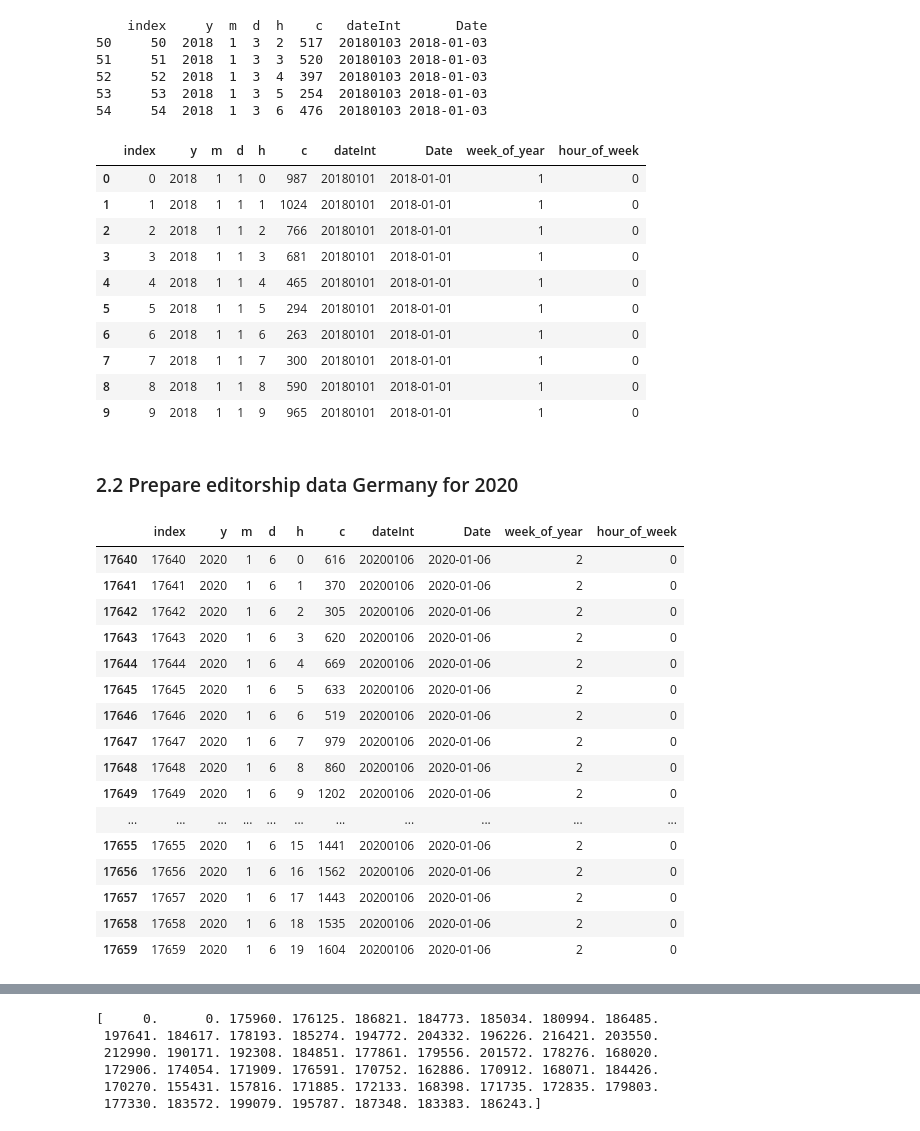
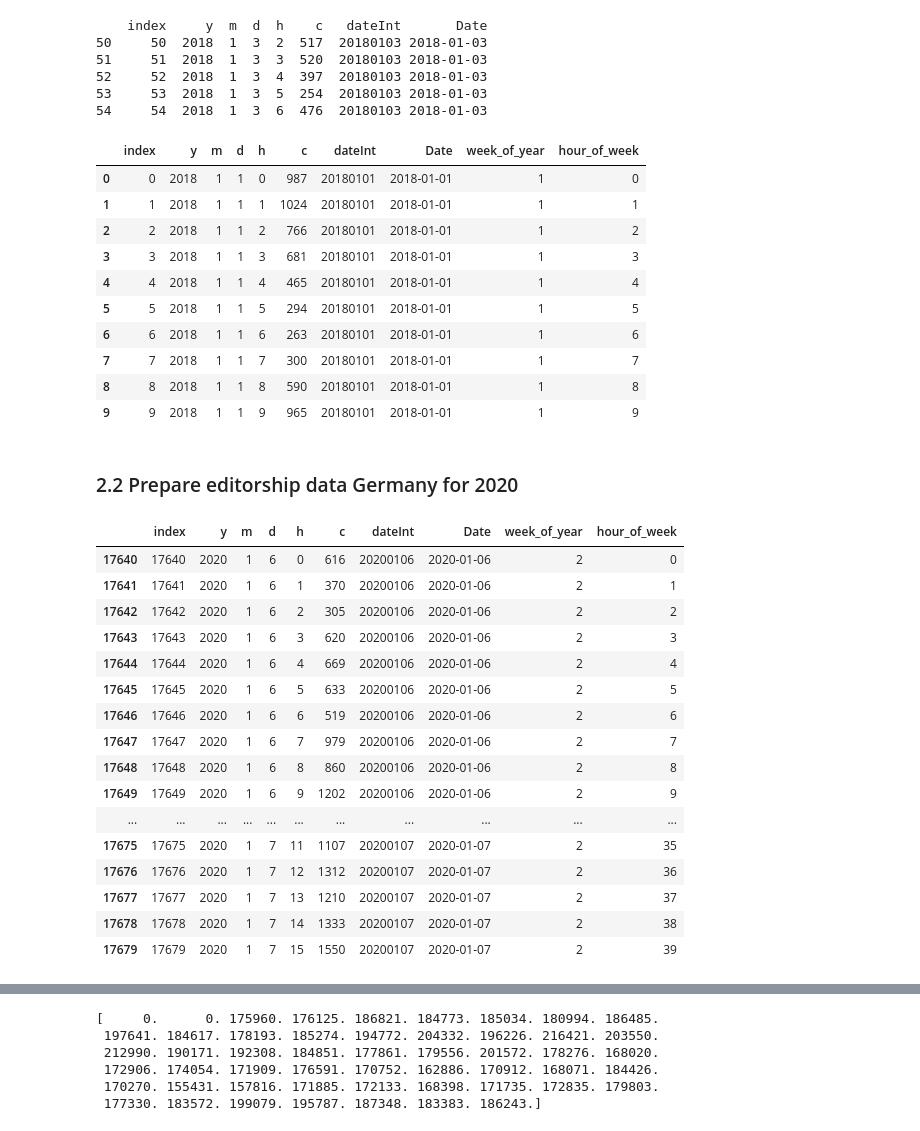
Before and after one commit to L-ansari/Wikipedia_Rhythms, a Jupyter notebook: notebooks/Analysis.ipynb, the cells around one changed output, grey strips where cells are left out. Drawn from its saved outputs; the diff is of its cells as text; code cells hidden in the pictures.

```diff
--- a/notebooks/Analysis.ipynb
+++ b/notebooks/Analysis.ipynb
@@ -394,7 +394,8 @@ print(revs_deutch.iloc[50:55, :])
 revs_deutch['week_of_year']= revs_deutch['Date'].apply(lambda x: x.isocalendar()[1])
 
 #extract the hour of the week
-revs_deutch['hour_of_week']=revs_deutch['Date'].apply(lambda x: x.hour+ (24*x.weekday())  )
+#revs_deutch['hour_of_week']=revs_deutch['Date'].apply(lambda x: x.hour+ (24*x.weekday())  )
+revs_deutch['hour_of_week']=revs_deutch['Date'].apply(lambda x: 24*x.weekday()) + revs_deutch['h']
 
 
 #https://stackoverflow.com/questions/9847213/how-do-i-get-the-day-of-week-given-a-date
@@ -402,39 +403,39 @@ revs_deutch.head(10)
 # %% [output]
 |  | index | y | m | d | h | c | dateInt | Date | week_of_year | hour_of_week |
 | 0 | 0 | 2018 | 1 | 1 | 0 | 987 | 20180101 | 2018-01-01 | 1 | 0 |
-| 1 | 1 | 2018 | 1 | 1 | 1 | 1024 | 20180101 | 2018-01-01 | 1 | 0 |
-| 2 | 2 | 2018 | 1 | 1 | 2 | 766 | 20180101 | 2018-01-01 | 1 | 0 |
-| 3 | 3 | 2018 | 1 | 1 | 3 | 681 | 20180101 | 2018-01-01 | 1 | 0 |
-| 4 | 4 | 2018 | 1 | 1 | 4 | 465 | 20180101 | 2018-01-01 | 1 | 0 |
-| 5 | 5 | 2018 | 1 | 1 | 5 | 294 | 20180101 | 2018-01-01 | 1 | 0 |
-| 6 | 6 | 2018 | 1 | 1 | 6 | 263 | 20180101 | 2018-01-01 | 1 | 0 |
-| 7 | 7 | 2018 | 1 | 1 | 7 | 300 | 20180101 | 2018-01-01 | 1 | 0 |
-| 8 | 8 | 2018 | 1 | 1 | 8 | 590 | 20180101 | 2018-01-01 | 1 | 0 |
-| 9 | 9 | 2018 | 1 | 1 | 9 | 965 | 20180101 | 2018-01-01 | 1 | 0 |
+| 1 | 1 | 2018 | 1 | 1 | 1 | 1024 | 20180101 | 2018-01-01 | 1 | 1 |
+| 2 | 2 | 2018 | 1 | 1 | 2 | 766 | 20180101 | 2018-01-01 | 1 | 2 |
+| 3 | 3 | 2018 | 1 | 1 | 3 | 681 | 20180101 | 2018-01-01 | 1 | 3 |
+| 4 | 4 | 2018 | 1 | 1 | 4 | 465 | 20180101 | 2018-01-01 | 1 | 4 |
+| 5 | 5 | 2018 | 1 | 1 | 5 | 294 | 20180101 | 2018-01-01 | 1 | 5 |
+| 6 | 6 | 2018 | 1 | 1 | 6 | 263 | 20180101 | 2018-01-01 | 1 | 6 |
+| 7 | 7 | 2018 | 1 | 1 | 7 | 300 | 20180101 | 2018-01-01 | 1 | 7 |
+| 8 | 8 | 2018 | 1 | 1 | 8 | 590 | 20180101 | 2018-01-01 | 1 | 8 |
+| 9 | 9 | 2018 | 1 | 1 | 9 | 965 | 20180101 | 2018-01-01 | 1 | 9 |
 # %% [markdown]
 ### 2.2 Prepare editorship data Germany for 2020
 # %%
 #We get all data which is from 2020 and  where  1< week_of_year <52
 revs_deutch_2020=revs_deutch.loc[(revs_deutch['Date'] >= '2020-01-01 00:00:00') & (revs_deutch['Date'] < '2021-01-01 00:00:00')& (revs_deutch['week_of_year'] < 52)& (1<revs_deutch['week_of_year'])]
-revs_deutch_2020.head(20)
+revs_deutch_2020.head(40)
 # %% [output]
 |  | index | y | m | d | h | c | dateInt | Date | week_of_year | hour_of_week |
 | 17640 | 17640 | 2020 | 1 | 6 | 0 | 616 | 20200106 | 2020-01-06 | 2 | 0 |
-| 17641 | 17641 | 2020 | 1 | 6 | 1 | 370 | 20200106 | 2020-01-06 | 2 | 0 |
-| 17642 | 17642 | 2020 | 1 | 6 | 2 | 305 | 20200106 | 2020-01-06 | 2 | 0 |
-| 17643 | 17643 | 2020 | 1 | 6 | 3 | 620 | 20200106 | 2020-01-06 | 2 | 0 |
-| 17644 | 17644 | 2020 | 1 | 6 | 4 | 669 | 20200106 | 2020-01-06 | 2 | 0 |
-| 17645 | 17645 | 2020 | 1 | 6 | 5 | 633 | 20200106 | 2020-01-06 | 2 | 0 |
-| 17646 | 17646 | 2020 | 1 | 6 | 6 | 519 | 20200106 | 2020-01-06 | 2 | 0 |
-| 17647 | 17647 | 2020 | 1 | 6 | 7 | 979 | 20200106 | 2020-01-06 | 2 | 0 |
-| 17648 | 17648 | 2020 | 1 | 6 | 8 | 860 | 20200106 | 2020-01-06 | 2 | 0 |
-| 17649 | 17649 | 2020 | 1 | 6 | 9 | 1202 | 20200106 | 2020-01-06 | 2 | 0 |
+| 17641 | 17641 | 2020 | 1 | 6 | 1 | 370 | 20200106 | 2020-01-06 | 2 | 1 |
+| 17642 | 17642 | 2020 | 1 | 6 | 2 | 305 | 20200106 | 2020-01-06 | 2 | 2 |
+| 17643 | 17643 | 2020 | 1 | 6 | 3 | 620 | 20200106 | 2020-01-06 | 2 | 3 |
+| 17644 | 17644 | 2020 | 1 | 6 | 4 | 669 | 20200106 | 2020-01-06 | 2 | 4 |
+| 17645 | 17645 | 2020 | 1 | 6 | 5 | 633 | 20200106 | 2020-01-06 | 2 | 5 |
+| 17646 | 17646 | 2020 | 1 | 6 | 6 | 519 | 20200106 | 2020-01-06 | 2 | 6 |
+| 17647 | 17647 | 2020 | 1 | 6 | 7 | 979 | 20200106 | 2020-01-06 | 2 | 7 |
+| 17648 | 17648 | 2020 | 1 | 6 | 8 | 860 | 20200106 | 2020-01-06 | 2 | 8 |
+| 17649 | 17649 | 2020 | 1 | 6 | 9 | 1202 | 20200106 | 2020-01-06 | 2 | 9 |
 | ... | ... | ... | ... | ... | ... | ... | ... | ... | ... | ... |
-| 17655 | 17655 | 2020 | 1 | 6 | 15 | 1441 | 20200106 | 2020-01-06 | 2 | 0 |
-| 17656 | 17656 | 2020 | 1 | 6 | 16 | 1562 | 20200106 | 2020-01-06 | 2 | 0 |
-| 17657 | 17657 | 2020 | 1 | 6 | 17 | 1443 | 20200106 | 2020-01-06 | 2 | 0 |
-| 17658 | 17658 | 2020 | 1 | 6 | 18 | 1535 | 20200106 | 2020-01-06 | 2 | 0 |
-| 17659 | 17659 | 2020 | 1 | 6 | 19 | 1604 | 20200106 | 2020-01-06 | 2 | 0 |
+| 17675 | 17675 | 2020 | 1 | 7 | 11 | 1107 | 20200107 | 2020-01-07 | 2 | 35 |
+| 17676 | 17676 | 2020 | 1 | 7 | 12 | 1312 | 20200107 | 2020-01-07 | 2 | 36 |
+| 17677 | 17677 | 2020 | 1 | 7 | 13 | 1210 | 20200107 | 2020-01-07 | 2 | 37 |
+| 17678 | 17678 | 2020 | 1 | 7 | 14 | 1333 | 20200107 | 2020-01-07 | 2 | 38 |
+| 17679 | 17679 | 2020 | 1 | 7 | 15 | 1550 | 20200107 | 2020-01-07 | 2 | 39 |
 # %%
 #tail
 revs_deutch_2020.tail(20)
```
Also changed, not shown: parts of 21 cells of this notebook.
